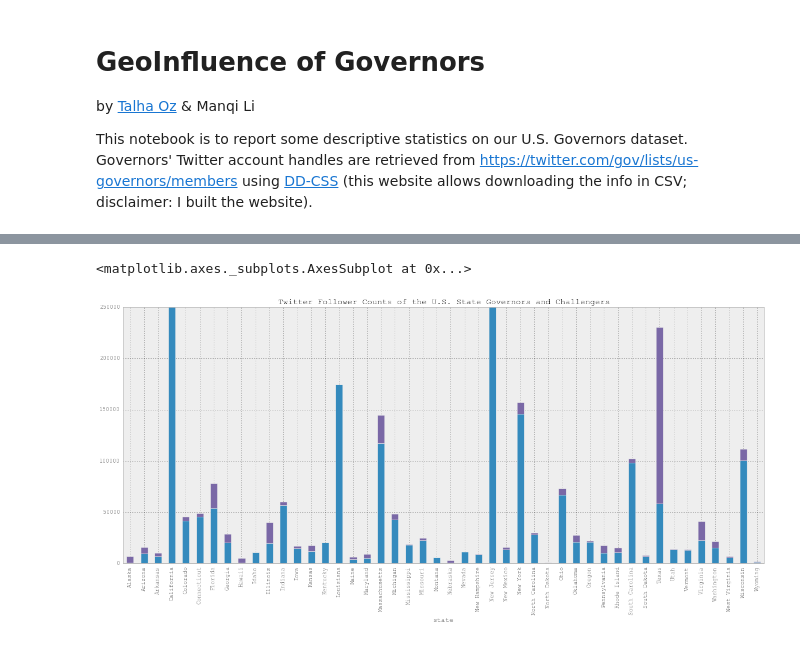
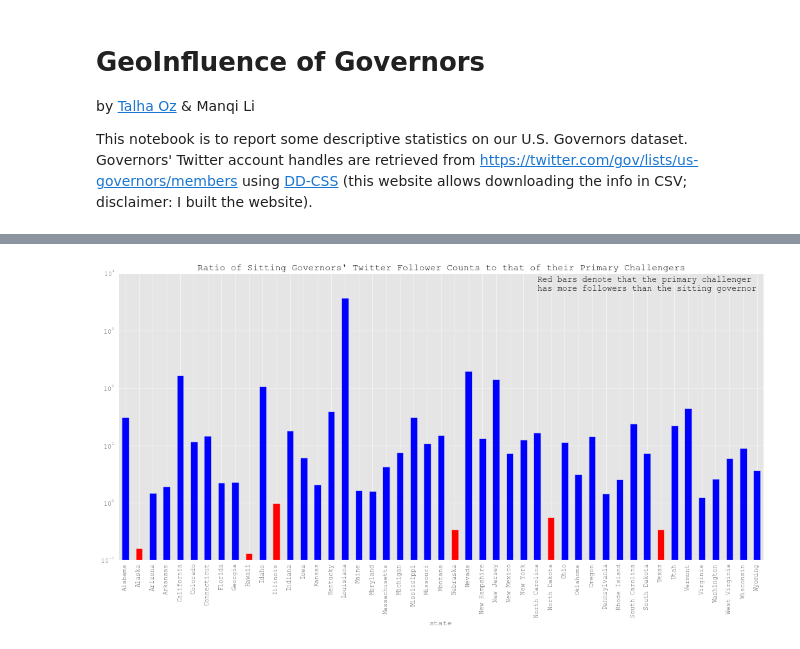
Before and after one commit to hbisgin/GeoInfluence, a Jupyter notebook: analysis/Descriptive Statistics.ipynb, the cells around one changed output, grey strips where cells are left out. Drawn from its saved outputs; the diff is of its cells as text; code cells hidden in the pictures.

Commit message:
ratio updated

```diff
--- a/analysis/Descriptive Statistics.ipynb
+++ b/analysis/Descriptive Statistics.ipynb
@@ -61,7 +63,9 @@ df[df['folch']>df['folgov']]
-# %%
-pd.options.display.mpl_style = 'default'
-df.plot(x='state',y=['folgov','folch'], title='Twitter Follower Counts of the U.S. State Governors and Challengers',
-        kind='bar', legend=False, figsize=(20,8),logy=False,ylim=(1,250000),stacked=True)
-# %% [output]
-<matplotlib.axes._subplots.AxesSubplot at 0x...>
-[figure, removed]
+# %%
+df['odd'] = df['folgov']/df['folch']
+df.plot(x='state',y=['odd'],
+        title='Ratio of Sitting Governors\' Twitter Follower Counts to that of their Primary Challengers',
+        kind='bar', legend=False, figsize=(18,8),logy=True,
+        color=df['odd'].apply(lambda x: 'b' if x>1 else 'r'));
+plt.text(30,5000,'Red bars denote that the primary challenger\nhas more followers than the sitting governor',fontsize=13);
+# %% [output]
+[figure, added]
```
Also changed, not shown: parts of 5 cells of this notebook, 6 other files.
